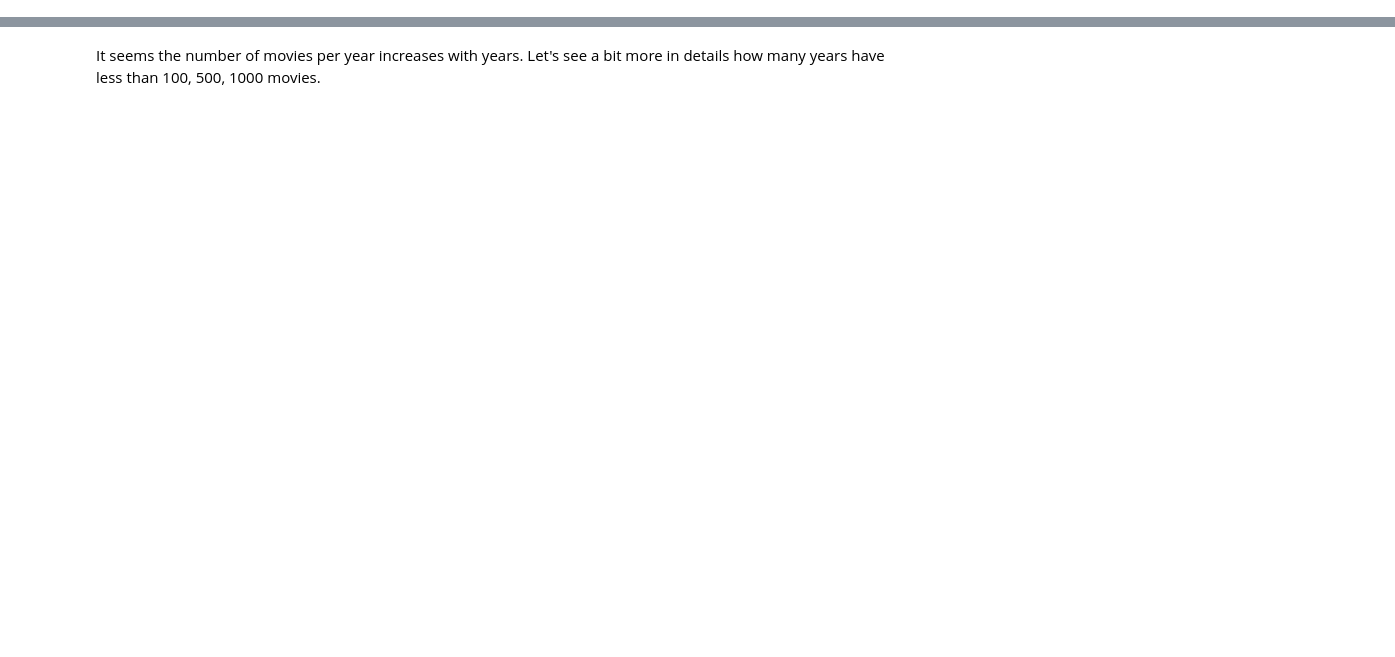
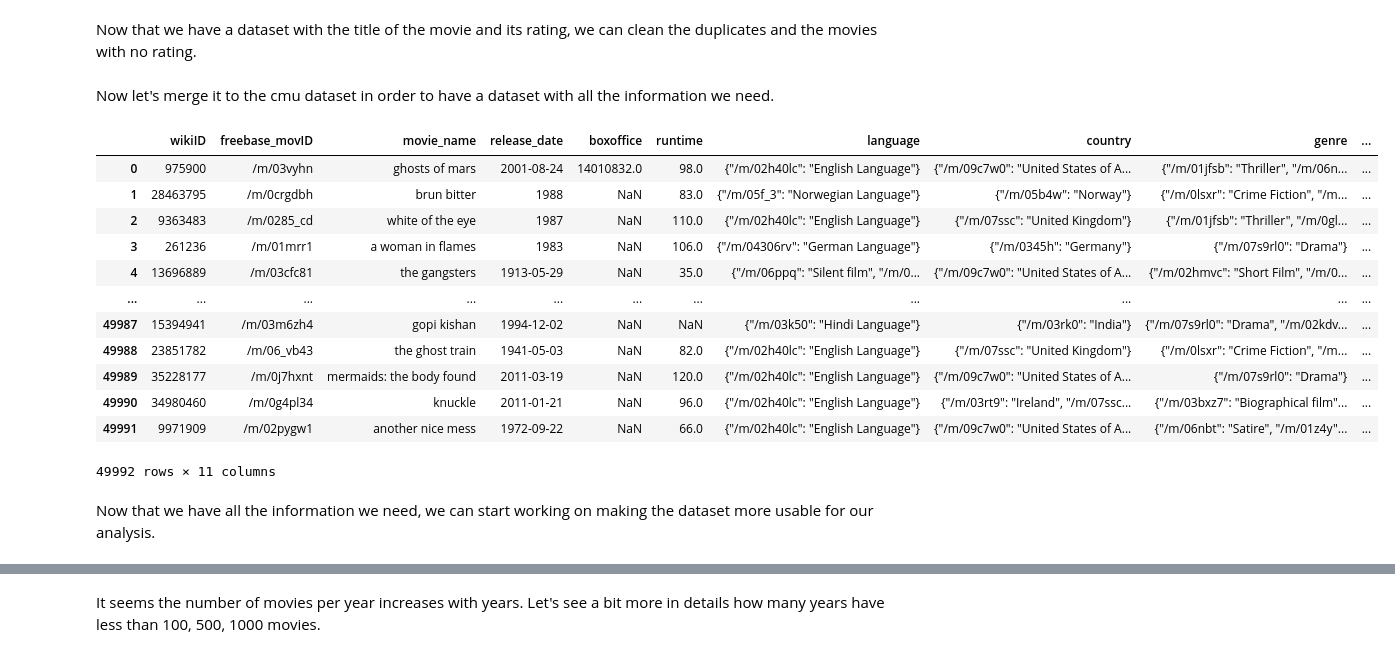
Before and after one commit to epfl-ada/ada-2023-project-lasempanadas, a Jupyter notebook: project_milestone_2.ipynb, the cells around one changed output, grey strips where cells are left out. Drawn from its saved outputs; the diff is of its cells as text; code cells hidden in the pictures; blank space fills up the shorter version.

Commit message:
cleaned version of the main

```diff
--- a/project_milestone_2.ipynb
+++ b/project_milestone_2.ipynb
@@ -117,0 +23,14 @@ plt.show()
+# %%
+#Import the cmu movie dataset and print a sample of 5 random row in the dataset
+cmu_movie_cols = ['wikiID',
+                  'freebase_movID',
+                  'movie_name',
+                  'release_date',
+                  'boxoffice',
+                  'runtime',
+                  'language',
+                  'country',
+                  'genre']
+
+cmu_movies = pd.read_csv(cmu_path+'movie.metadata.tsv', sep='\t', names=cmu_movie_cols)
+cmu_movies.sample(5)
@@ -117,0 +67,10 @@ plt.show()
+# %%
+# As the dataset is pretty big, we won't bother importing columns that we don't need later to save memory space
+col_to_load = ['tconst','primaryTitle','startYear']
+col_dtype = {'tconst': str, 'primaryTitle': str, 'startYear': 'Int64'}
+imdb_movies = pd.read_csv(data_path+'title_basics.tsv', usecols=col_to_load, sep='\t', na_values=['\\N'], dtype=col_dtype)
+
+# As this dataset is a way for us to get the title of the rating dataset, we will drop all the rows that have NaN values
+# in the primaryTitle column.
+imdb_movies.dropna(subset=['primaryTitle'], inplace=True)
+imdb_movies.sample(5)
@@ -117,0 +96,3 @@ plt.show()
+# %%
+imdb_movies_ratings = imdb_movies.merge(imdb_ratings,how='inner',on='tconst')
+imdb_movies_ratings.sample(5)
@@ -117,0 +106,35 @@ plt.show()
+# %% [markdown]
+Now that we have a dataset with the title of the movie and its rating, we can clean the duplicates and the movies with no rating.
+# %%
+imdb_movies_ratings.primaryTitle = imdb_movies_ratings.primaryTitle.str.lower()
+imdb_movies_ratings.drop_duplicates(subset=['primaryTitle','startYear'],inplace=True)
+imdb_movies_ratings.dropna(subset=['averageRating'], inplace=True)
+# %% [markdown]
+Now let's merge it to the cmu dataset in order to have a dataset with all the information we need.
+# %%
+#first we lower the title also in the cmu dataset
+cmu_movies.movie_name = cmu_movies.movie_name.str.lower()
+
+#then we gather the release year of the movies in the cmu dataset
+cmu_movies['release_year'] = pd.to_numeric(cmu_movies.release_date.astype(str).str[:4], errors='coerce').astype('Int64')
+cmu_movies.dropna(subset=['release_year'], inplace=True)
+
+cmu_imdb_movies = cmu_movies.merge(imdb_movies_ratings,left_on=['movie_name','release_year'],right_on=['primaryTitle','startYear'])
+cmu_movies = cmu_imdb_movies.drop(columns=['tconst','primaryTitle','startYear','release_year']).copy()
+cmu_movies
+# %% [output]
+|  | wikiID | freebase_movID | movie_name | release_date | boxoffice | runtime | language | country | genre | ... |
+| 0 | 975900 | /m/03vyhn | ghosts of mars | 2001-08-24 | 14010832.0 | 98.0 | {"/m/02h40lc": "English Language"} | {"/m/09c7w0": "United States of A... | {"/m/01jfsb": "Thriller", "/m/06n... | ... |
+| 1 | 28463795 | /m/0crgdbh | brun bitter | 1988 | NaN | 83.0 | {"/m/05f_3": "Norwegian Language"} | {"/m/05b4w": "Norway"} | {"/m/0lsxr": "Crime Fiction", "/m... | ... |
+| 2 | 9363483 | /m/0285_cd | white of the eye | 1987 | NaN | 110.0 | {"/m/02h40lc": "English Language"} | {"/m/07ssc": "United Kingdom"} | {"/m/01jfsb": "Thriller", "/m/0gl... | ... |
+| 3 | 261236 | /m/01mrr1 | a woman in flames | 1983 | NaN | 106.0 | {"/m/04306rv": "German Language"} | {"/m/0345h": "Germany"} | {"/m/07s9rl0": "Drama"} | ... |
+| 4 | 13696889 | /m/03cfc81 | the gangsters | 1913-05-29 | NaN | 35.0 | {"/m/06ppq": "Silent film", "/m/0... | {"/m/09c7w0": "United States of A... | {"/m/02hmvc": "Short Film", "/m/0... | ... |
+| ... | ... | ... | ... | ... | ... | ... | ... | ... | ... | ... |
+| 49987 | 15394941 | /m/03m6zh4 | gopi kishan | 1994-12-02 | NaN | NaN | {"/m/03k50": "Hindi Language"} | {"/m/03rk0": "India"} | {"/m/07s9rl0": "Drama", "/m/02kdv... | ... |
+| 49988 | 23851782 | /m/06_vb43 | the ghost train | 1941-05-03 | NaN | 82.0 | {"/m/02h40lc": "English Language"} | {"/m/07ssc": "United Kingdom"} | {"/m/0lsxr": "Crime Fiction", "/m... | ... |
+| 49989 | 35228177 | /m/0j7hxnt | mermaids: the body found | 2011-03-19 | NaN | 120.0 | {"/m/02h40lc": "English Language"} | {"/m/09c7w0": "United States of A... | {"/m/07s9rl0": "Drama"} | ... |
+| 49990 | 34980460 | /m/0g4pl34 | knuckle | 2011-01-21 | NaN | 96.0 | {"/m/02h40lc": "English Language"} | {"/m/03rt9": "Ireland", "/m/07ssc... | {"/m/03bxz7": "Biographical film"... | ... |
+| 49991 | 9971909 | /m/02pygw1 | another nice mess | 1972-09-22 | NaN | 66.0 | {"/m/02h40lc": "English Language"} | {"/m/09c7w0": "United States of A... | {"/m/06nbt": "Satire", "/m/01z4y"... | ... |
+49992 rows × 11 columns
+# %% [markdown]
+Now that we have all the information we need, we can start working on making the dataset more usable for our analysis.
```
Also changed, not shown: parts of 63 cells of this notebook.
